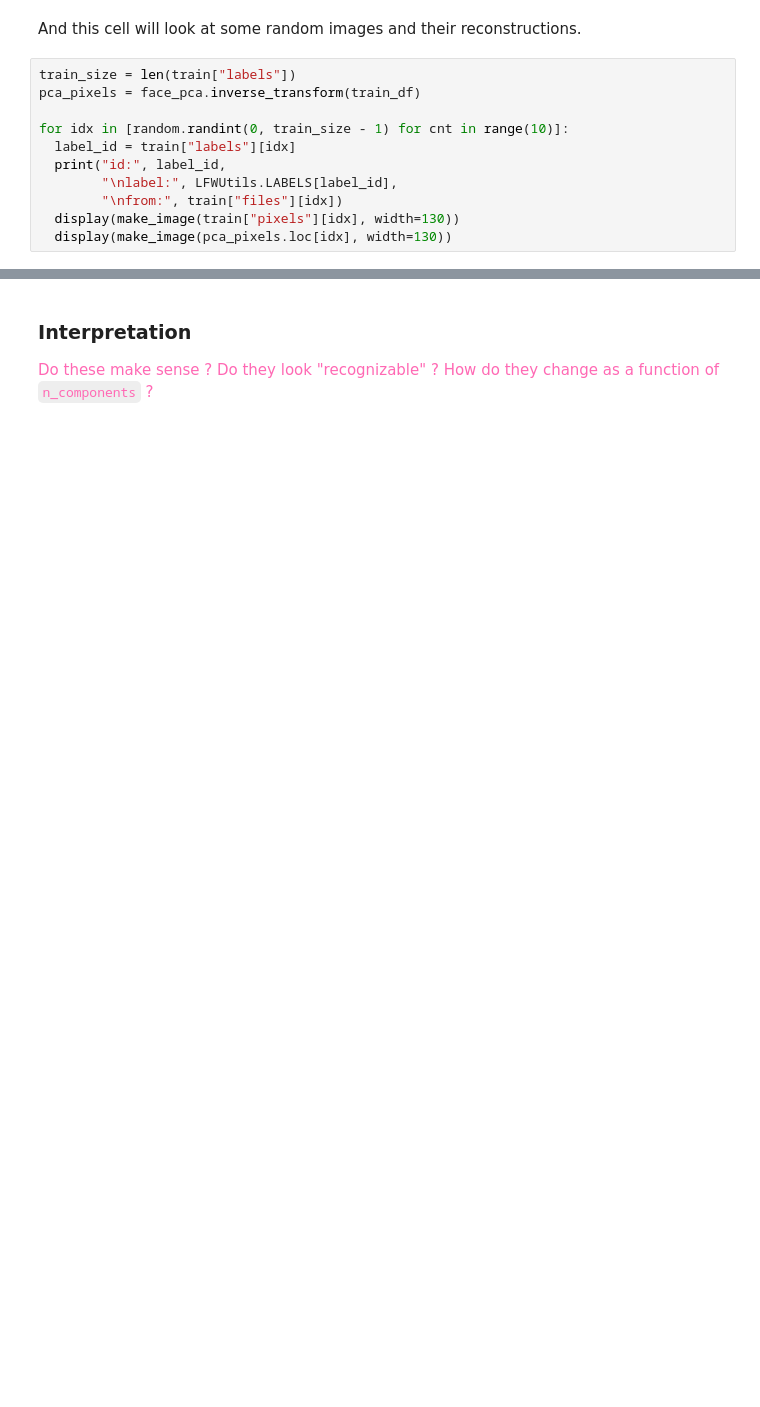
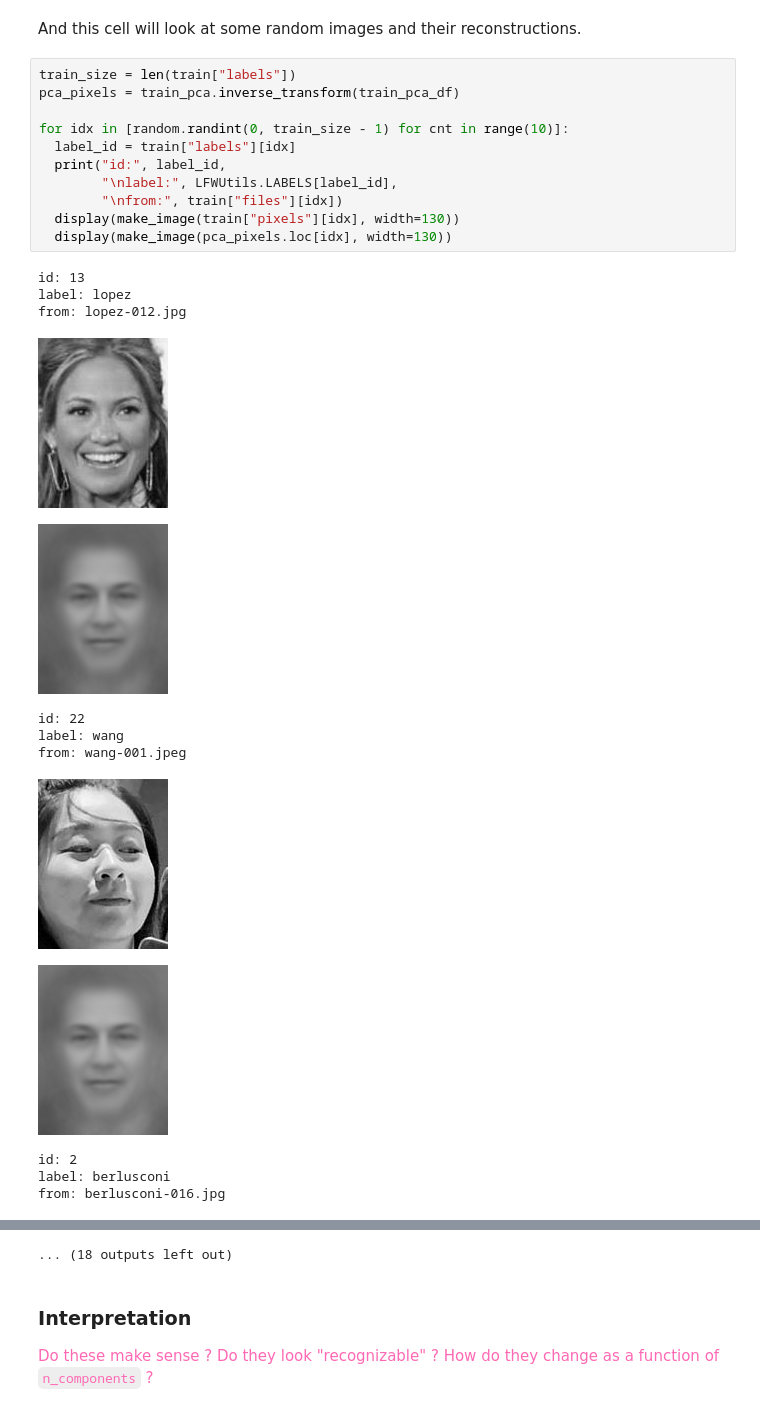
Before and after one commit to yiwendy163/HW10, a Jupyter notebook: HW10.ipynb, the cells around one changed output, grey strips where cells are left out. Saved outputs shown, nothing was run; the diff lists cells and outputs as text; blank space fills up the shorter version.

```diff
--- a/HW10.ipynb
+++ b/HW10.ipynb
@@ -214,12 +217,26 @@ NameError: name 'train_df' is not defined
 And this cell will look at some random images and their reconstructions.
 # %%
 train_size = len(train["labels"])
-pca_pixels = face_pca.inverse_transform(train_df)
+pca_pixels = train_pca.inverse_transform(train_pca_df)
 
 for idx in [random.randint(0, train_size - 1) for cnt in range(10)]:
   label_id = train["labels"][idx]
   print("id:", label_id,
         "\nlabel:", LFWUtils.LABELS[label_id],
         "\nfrom:", train["files"][idx])
   display(make_image(train["pixels"][idx], width=130))
   display(make_image(pca_pixels.loc[idx], width=130))
+# %% [output]
+id: 13
+label: lopez
+from: lopez-012.jpg
+[figure, added]
+[figure, added]
+id: 22
+label: wang
+from: wang-001.jpeg
+[figure, added]
+[figure, added]
+id: 2
+label: berlusconi
+from: berlusconi-016.jpg
@@ -226,3 +250,4 @@ for idx in [random.randint(0, train_size - 1) for cnt in range(10)]:
+... (18 outputs left out)
 # %% [markdown]
 ### Interpretation
 
```
Also changed, not shown: parts of 17 cells of this notebook.
